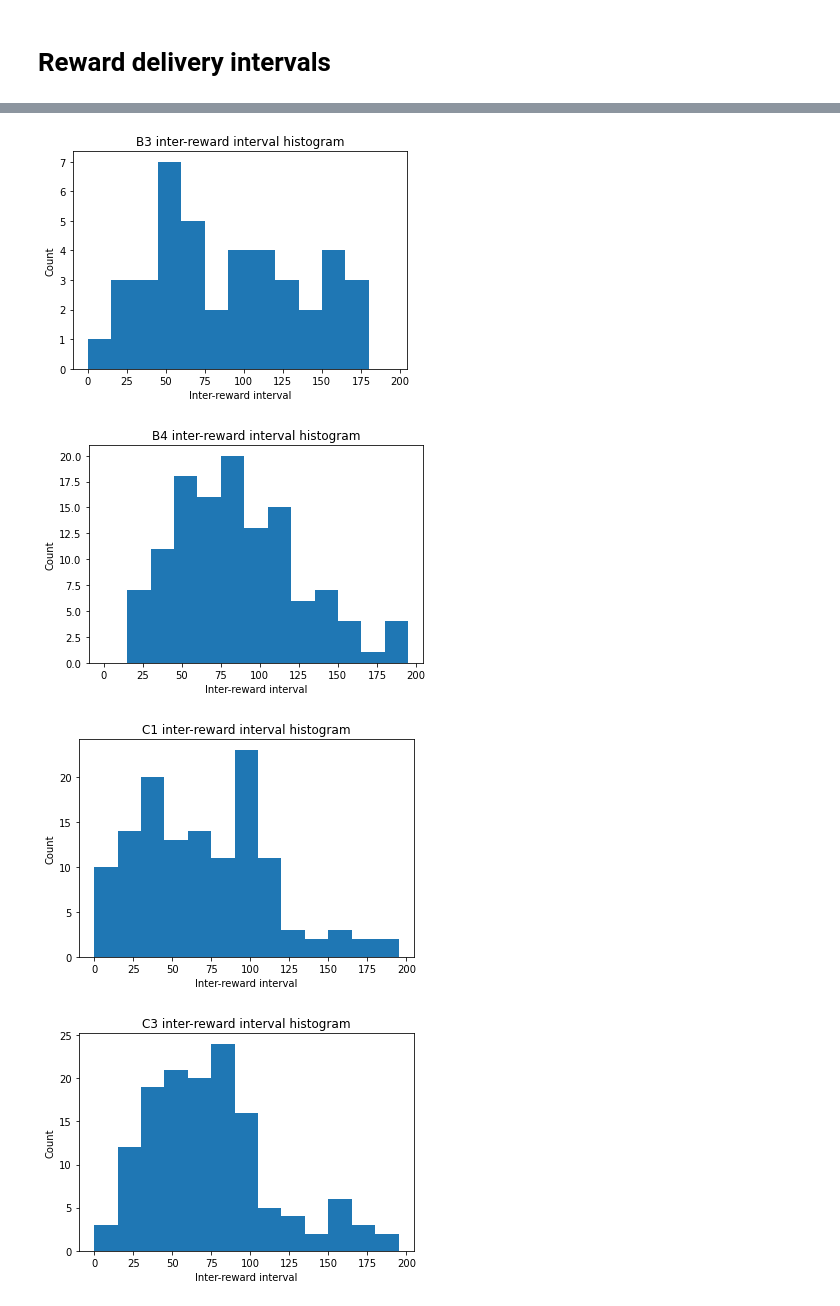
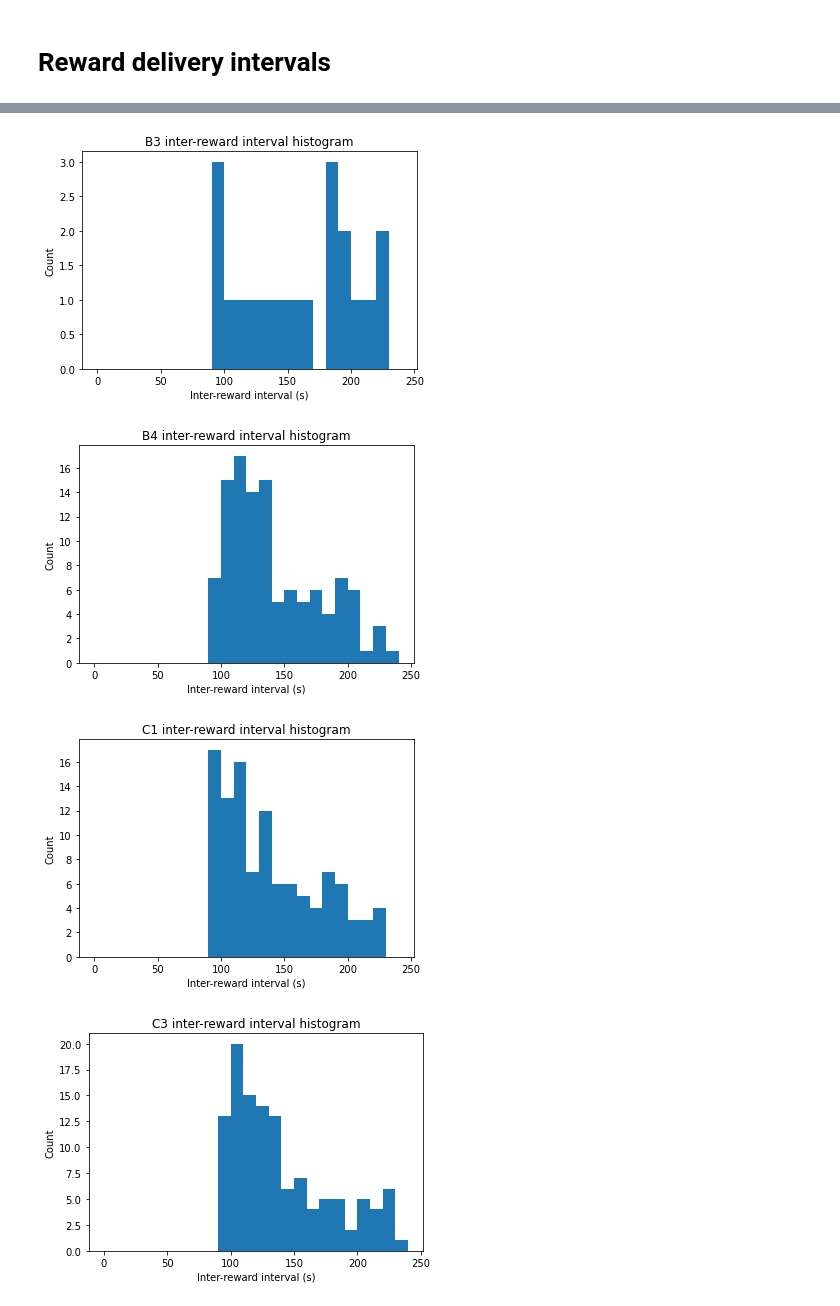
Before and after one commit to umeshksingla/MouseMazeHierRL, a Jupyter notebook: figure inter-(reward or path to water) intervals.ipynb, the cells around one changed output, grey strips where cells are left out. Drawn from its saved outputs; the diff is of its cells as text; code cells hidden in the pictures.

```diff
--- a/figure inter-(reward or path to water) intervals.ipynb
+++ b/figure inter-(reward or path to water) intervals.ipynb
@@ -69,6 +72,7 @@ shape(tf.no), shape(tf.no[0])
 # %% [output]
 ((102,), (1, 2))
 # %%
-bout = 8
+bout = 10
+# frames in the bout when they visited the rwd_node
 tf.no[bout][tf.no[bout][:,0]==rwd_node][:,1]
 # %% [output]
@@ -213,20 +199,28 @@ for nickname in RewNames:
     # calculate waterport visits
     frs_to_waterport_visits = []
     for bout in range(n_bouts):
-        bout_init_fr = tf.fr[bout,0]
-        rwd_node_visits = tf.no[bout][tf.no[bout][:,0]==rwd_node]
+        rwd_node_visits_frs = tf.no[bout][tf.no[bout][:,0]==rwd_node]
         if len(rwd_node_visits)>0:
-            frs_to_waterport_visits.append(bout_init_fr + rwd_node_visits[:,1])
+            bout_init_fr = tf.fr[bout,0]
+            frs_to_waterport_visits.append(bout_init_fr + rwd_node_visits_frs[:,1])
 
     frs_to_waterport_visits = np.concatenate(frs_to_waterport_visits)
-    frs_to_waterport_visits
 
-    times_to_waterport_visits = np.array([TimeInMaze(frame_to_waterport_visit,tf)
+    mazetimes_to_waterport_visits = np.array([TimeInMaze(frame_to_waterport_visit,tf)
+                                             for frame_to_waterport_visit in frs_to_waterport_visits])
+    times_to_waterport_visits = np.array([frame_to_waterport_visit / frame_rate
                                              for frame_to_waterport_visit in frs_to_waterport_visits])
 
     plt.figure()
     plt.hist(times_to_waterport_visits[1:]-times_to_waterport_visits[:-1], bins=arange(0,200, 15))
     plt.title("%s inter-waterport visit interval histogram" % nickname)
-    plt.xlabel('Inter-waterport visit interval')
+    plt.xlabel('Inter-waterport visit interval (s)')
     plt.ylabel('Count')
+#     ylim(0,100)
+#     plt.figure()
+#     plt.hist(mazetimes_to_waterport_visits[1:]-mazetimes_to_waterport_visits[:-1], bins=arange(0,200, 15), color='g')
+#     plt.title("%s inter-waterport visit mazetime interval histogram" % nickname)
+#     plt.xlabel('Inter-waterport visit interval (s)')
+#     plt.ylabel('Count')
+# #     ylim(0,100)
 # %% [output]
@@ -246,11 +240,15 @@ for nickname in RewNames:
 for nickname in RewNames:
 # for nickname in AllNames:  # there is some error, gotta check later
     tf=LoadTraj(nickname+'-tf')
-    frames_to_rwd = np.array([init_fr_rwd[0]+tf.fr[bout_idx,0] for bout_idx, frs_rwd in enumerate(tf.re) for init_fr_rwd in frs_rwd])
-    times_to_rwd = np.array([TimeInMaze(frame_to_rwd,tf) for frame_to_rwd in frames_to_rwd])
+    # get all reward deliveries from all bouts
+    frames_to_rwd = np.array([s_e_frs_of_each_rwd[0]+tf.fr[bout_idx,0] for bout_idx, frs_rwd in enumerate(tf.re)
+                                                                                        for s_e_frs_of_each_rwd in frs_rwd])
+#     mazetimes_to_rwd = np.array([TimeInMaze(frame_to_rwd,tf) for frame_to_rwd in frames_to_rwd])
+    times_to_rwd = np.array([frame_to_rwd/frame_rate for frame_to_rwd in frames_to_rwd])
     plt.figure()
-    plt.hist(times_to_rwd[1:]-times_to_rwd[:-1], bins=arange(0,200, 15))
+#     plt.hist(mazetimes_to_rwd[1:]-mazetimes_to_rwd[:-1], bins=arange(0,200, 15))
+    plt.hist(times_to_rwd[1:]-times_to_rwd[:-1], bins=arange(0,250, 10))
     plt.title("%s inter-reward interval histogram" % nickname)
-    plt.xlabel('Inter-reward interval')
+    plt.xlabel('Inter-reward interval (s)')
     plt.ylabel('Count')
 # %% [output]
@@ -259,4 +257,4 @@ for nickname in RewNames:
-[figure, old version]
+[figure, new version]
-[figure, old version]
+[figure, new version]
-[figure, old version]
+[figure, new version]
-[figure, old version]
+[figure, new version]
```
Also changed, not shown: parts of 14 cells of this notebook.
